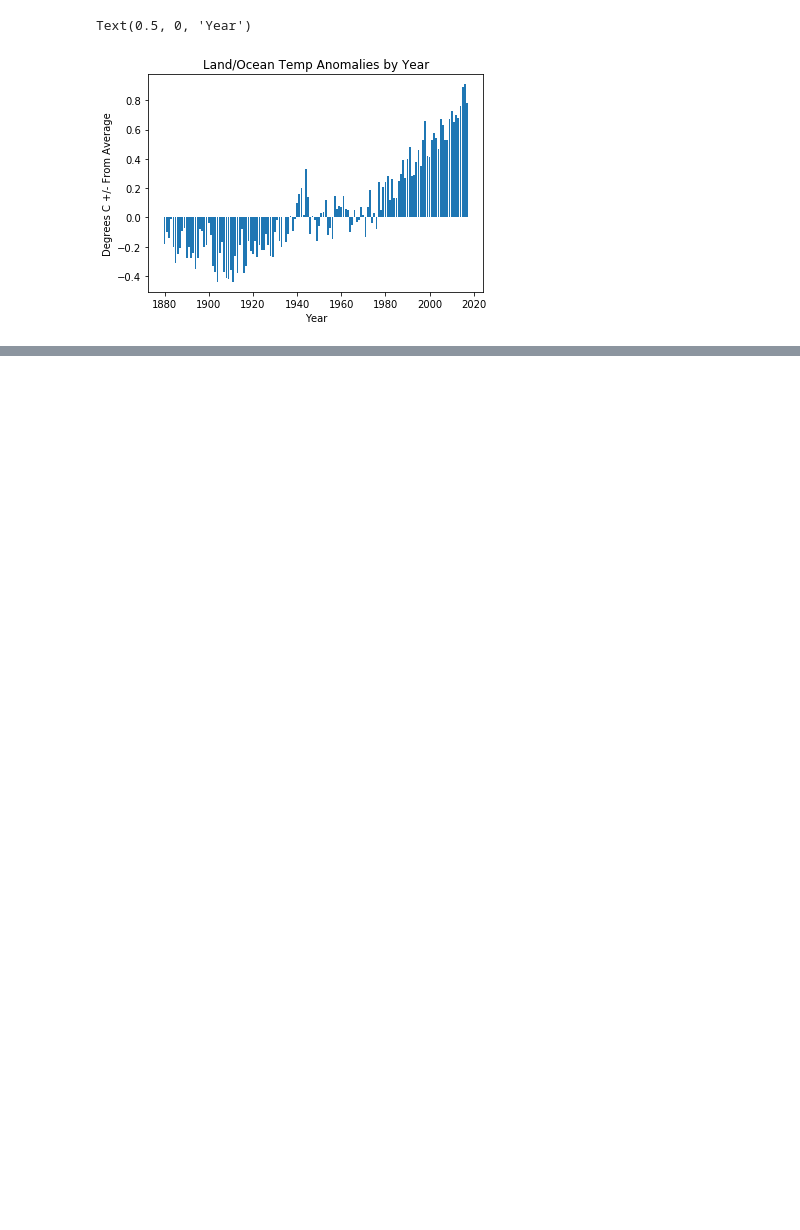
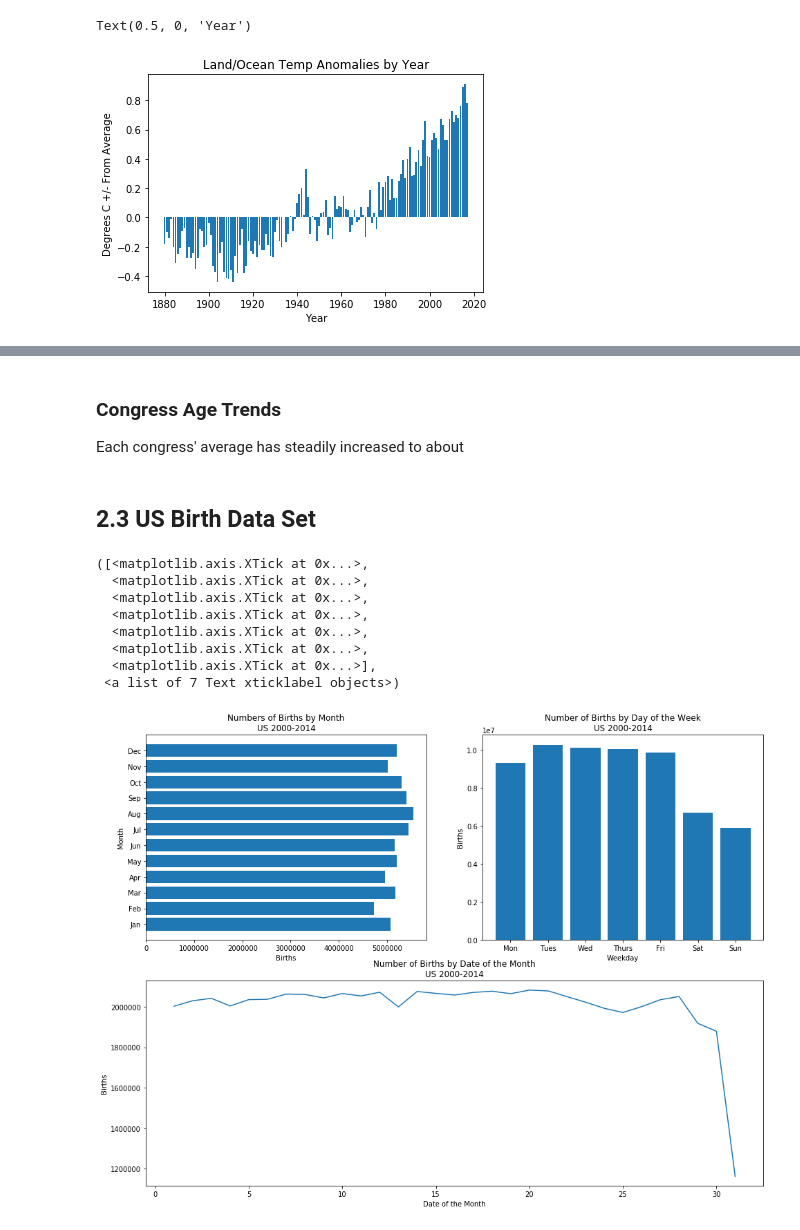
Before and after one commit to LionheartX08/CS5635, a Jupyter notebook: Assignment 1/Assignment 1.ipynb, the cells around one changed output, grey strips where cells are left out. Saved outputs shown, nothing was run; the diff lists cells and outputs as text; code cells hidden in the pictures; blank space fills up the shorter version.

```diff
--- a/Assignment 1/Assignment 1.ipynb
+++ b/Assignment 1/Assignment 1.ipynb
@@ -68,0 +131,49 @@ The anomalies appear to be linearly increasing every year since about 1910.  Thi
+# %% [markdown]
+### Congress Age Trends
+Each congress' average has steadily increased to about
+# %% [markdown]
+## 2.3 US Birth Data Set
+# %%
+# 3. Download the U.S. Birth data set: https://git.io/Jt45X. What day of the month had the highest number of births? What day of the month had the lowest number of births? Are there any interesting trends in the data, i.e. more births in Summer or Winter? What about births on Friday the 13th?
+birth_dat = pd.read_csv(birth_path)
+fig = plt.figure(figsize=(16,12))
+
+#month data
+ax=plt.subplot(221)
+month_dat = birth_dat[['month','births']].groupby(['month']).sum()
+Months = ['Jan', 'Feb', 'Mar', 'Apr', 'May', 'Jun', 'Jul', 'Aug', 'Sep', 'Oct', 'Nov','Dec']
+x=np.arange(1,13)
+plt.barh(x, month_dat.to_numpy().T[0,:])
+plt.title('Numbers of Births by Month\nUS 2000-2014')
+plt.xlabel('Births')
+plt.ylabel('Month')
+plt.yticks(x, Months)
+
+#date data
+ax=plt.subplot(212)
+date_dat = birth_dat[['date_of_month','births']].groupby(['date_of_month']).sum()
+plt.plot(np.arange(1,32),date_dat.to_numpy())
+plt.title('Number of Births by Date of the Month\nUS 2000-2014')
+plt.xlabel('Date of the Month')
+plt.ylabel('Births')
+
+#weekday data
+ax=plt.subplot(222)
+day_dat = birth_dat[['day_of_week','births']].groupby(['day_of_week']).sum()
+x=np.arange(1,8)
+plt.bar(x,day_dat.to_numpy().T[0,:])
+plt.title('Number of Births by Day of the Week\nUS 2000-2014')
+plt.xlabel('Weekday')
+plt.ylabel('Births')
+weekdays = ['Mon', 'Tues', 'Wed', 'Thurs', 'Fri', 'Sat', 'Sun']
+plt.xticks(x,weekdays)
+# %% [output]
+([<matplotlib.axis.XTick at 0x...>,
+  <matplotlib.axis.XTick at 0x...>,
+  <matplotlib.axis.XTick at 0x...>,
+  <matplotlib.axis.XTick at 0x...>,
+  <matplotlib.axis.XTick at 0x...>,
+  <matplotlib.axis.XTick at 0x...>,
+  <matplotlib.axis.XTick at 0x...>],
+ <a list of 7 Text xticklabel objects>)
+[figure, added]
```
Also changed, not shown: parts of 22 cells of this notebook, 8 other files.
